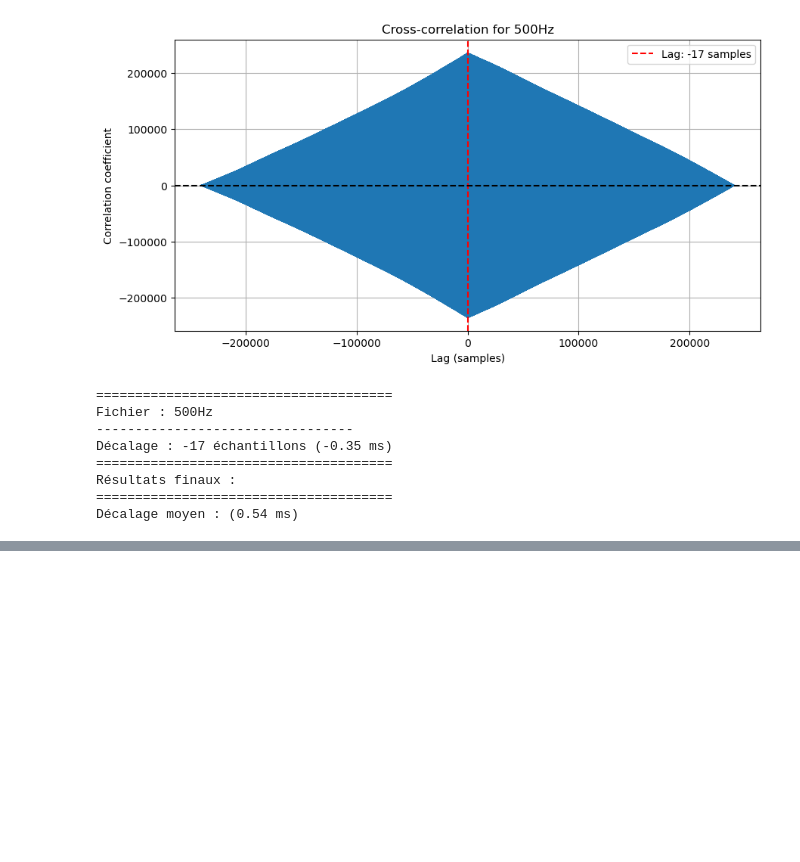
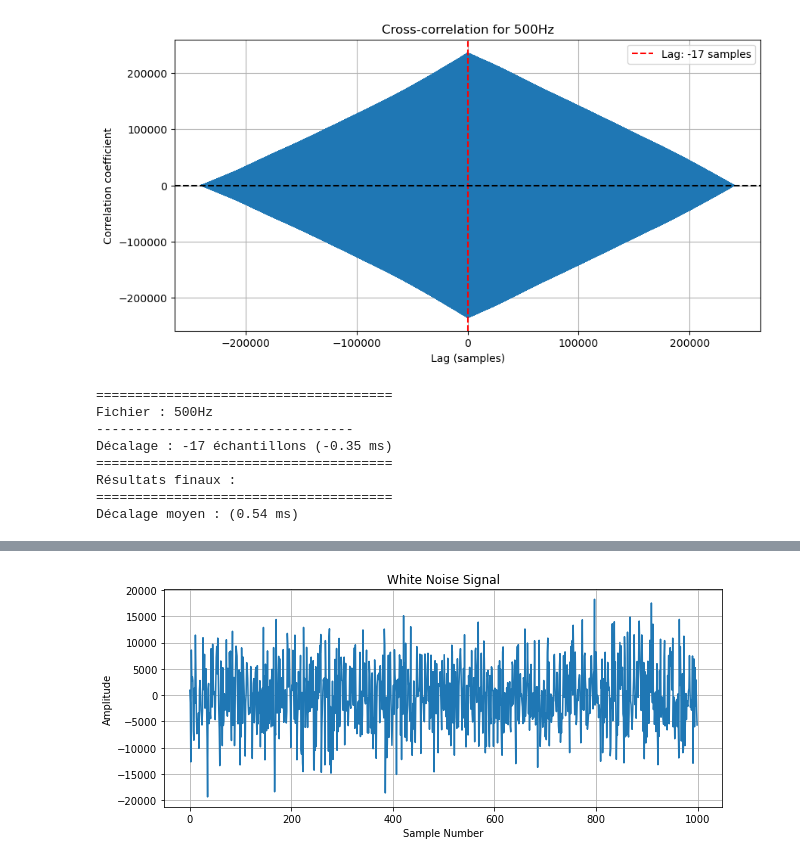
Before and after one commit to brian-team/brian2ros, a Jupyter notebook: src/ros_standalone/examples/microphone/cross_correlation.ipynb, the cells around one changed output, grey strips where cells are left out. Cells and saved outputs as stored; diff of their text form; code cells hidden in the pictures; blank space fills up the shorter version.

```diff
--- a/src/ros_standalone/examples/microphone/cross_correlation.ipynb
+++ b/src/ros_standalone/examples/microphone/cross_correlation.ipynb
@@ -87,0 +218,10 @@ Décalage moyen : (0.54 ms)
+# %%
+plt.figure(figsize=(10, 4))
+plt.plot(noise[:1000])  # Plot the first 1000 samples
+plt.title("White Noise Signal")
+plt.xlabel("Sample Number")
+plt.ylabel("Amplitude")
+plt.grid()
+plt.show()
+# %% [output]
+[figure, added]
```
Also changed, not shown: parts of 5 cells of this notebook, 3 other files.
